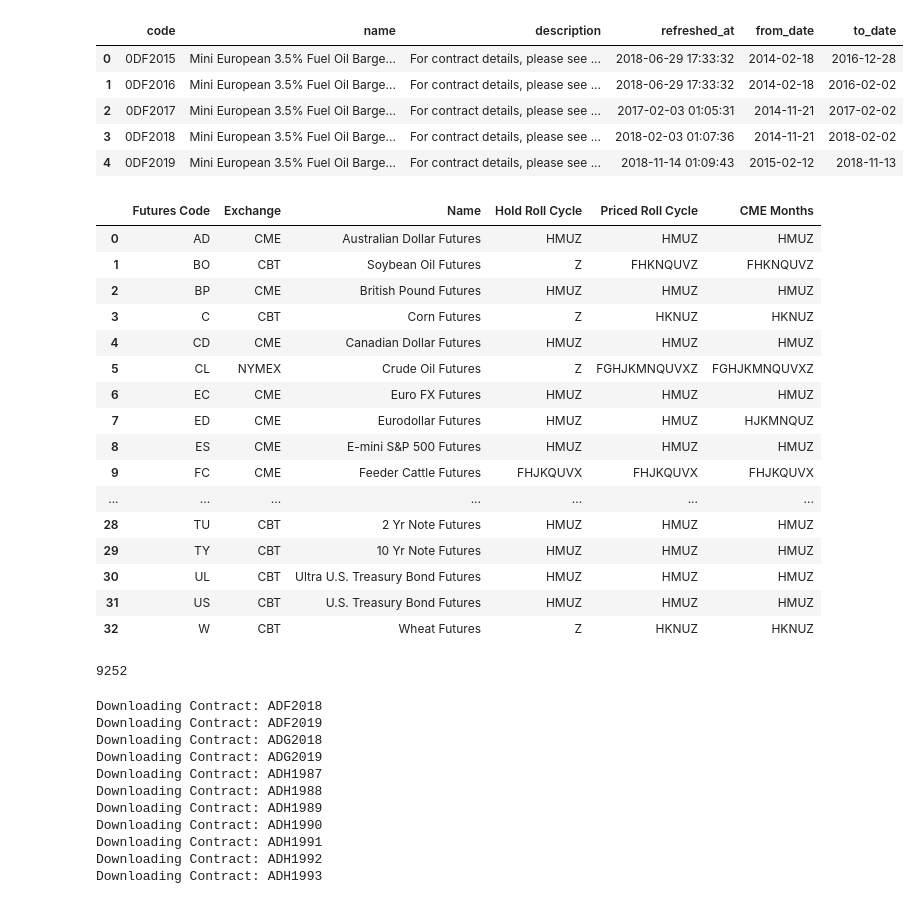
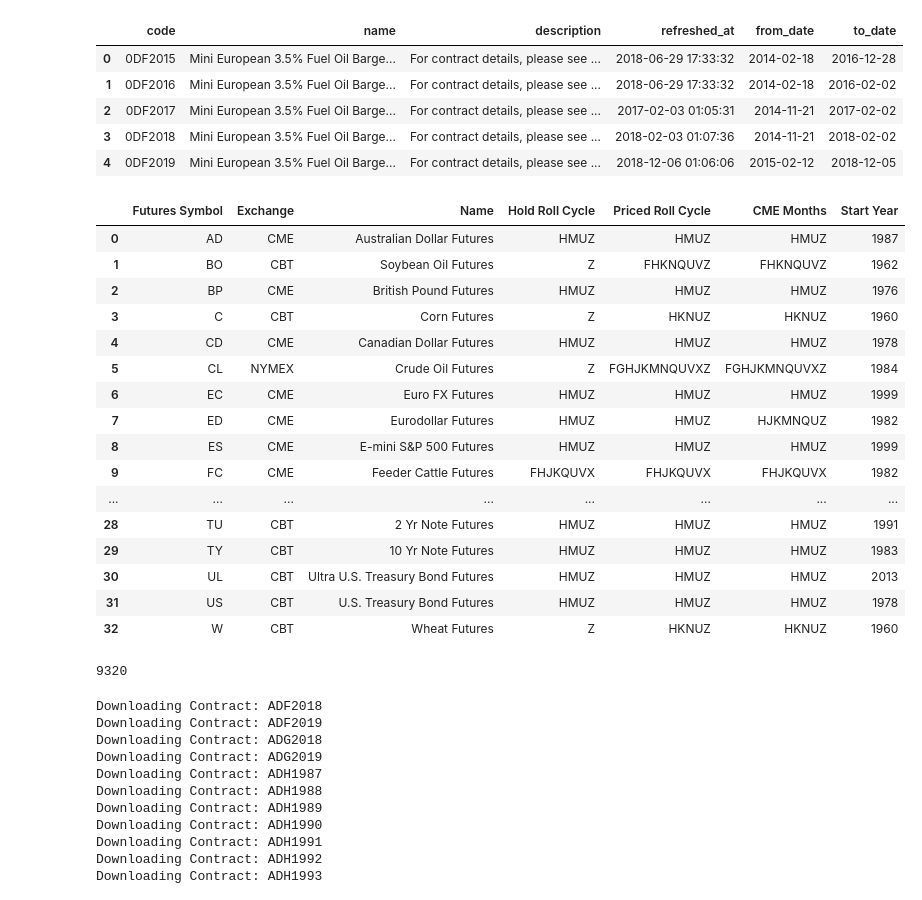
Before and after one commit to toolkmit/financial-data-monitor, a Jupyter notebook: notebooks/1.2 - Load Futures Data.ipynb, the cells around one changed output. Drawn from its saved outputs; the diff is of its cells as text; code cells hidden in the pictures.

```diff
--- a/notebooks/1.2 - Load Futures Data.ipynb
+++ b/notebooks/1.2 - Load Futures Data.ipynb
@@ -11,7 +11,7 @@ import boto3
 # %%
 quandl.ApiConfig.api_key = os.environ['QUANDL_API_KEY']
 # %%
-cme_metadata = pd.read_csv('CME_metadata.csv')
+cme_metadata = pd.read_csv('/code/data/CME_metadata.csv')
 cme_metadata.head()
 # %% [output]
 |  | code | name | description | refreshed_at | from_date | to_date |
@@ -19,33 +19,33 @@ cme_metadata.head()
 | 1 | 0DF2016 | Mini European 3.5% Fuel Oil Barge... | For contract details, please see ... | 2018-06-29 17:33:32 | 2014-02-18 | 2016-02-02 |
 | 2 | 0DF2017 | Mini European 3.5% Fuel Oil Barge... | For contract details, please see ... | 2017-02-03 01:05:31 | 2014-11-21 | 2017-02-02 |
 | 3 | 0DF2018 | Mini European 3.5% Fuel Oil Barge... | For contract details, please see ... | 2018-02-03 01:07:36 | 2014-11-21 | 2018-02-02 |
-| 4 | 0DF2019 | Mini European 3.5% Fuel Oil Barge... | For contract details, please see ... | 2018-11-14 01:09:43 | 2015-02-12 | 2018-11-13 |
+| 4 | 0DF2019 | Mini European 3.5% Fuel Oil Barge... | For contract details, please see ... | 2018-12-06 01:06:06 | 2015-02-12 | 2018-12-05 |
 # %%
-cme_futures = pd.read_csv('CME_futures.csv')
+cme_futures = pd.read_csv('/code/data/CME_futures.csv')
 
 #cme_futures.set_index('Futures Code', inplace=True)
 cme_futures.head(50)
 # %% [output]
-|  | Futures Code | Exchange | Name | Hold Roll Cycle | Priced Roll Cycle | CME Months |
-| 0 | AD | CME | Australian Dollar Futures | HMUZ | HMUZ | HMUZ |
-| 1 | BO | CBT | Soybean Oil Futures | Z | FHKNQUVZ | FHKNQUVZ |
-| 2 | BP | CME | British Pound Futures | HMUZ | HMUZ | HMUZ |
-| 3 | C | CBT | Corn Futures | Z | HKNUZ | HKNUZ |
-| 4 | CD | CME | Canadian Dollar Futures | HMUZ | HMUZ | HMUZ |
-| 5 | CL | NYMEX | Crude Oil Futures | Z | FGHJKMNQUVXZ | FGHJKMNQUVXZ |
-| 6 | EC | CME | Euro FX Futures | HMUZ | HMUZ | HMUZ |
-| 7 | ED | CME | Eurodollar Futures | HMUZ | HMUZ | HJKMNQUZ |
-| 8 | ES | CME | E-mini S&P 500 Futures | HMUZ | HMUZ | HMUZ |
-| 9 | FC | CME | Feeder Cattle Futures | FHJKQUVX | FHJKQUVX | FHJKQUVX |
-| ... | ... | ... | ... | ... | ... | ... |
-| 28 | TU | CBT | 2 Yr Note Futures | HMUZ | HMUZ | HMUZ |
-| 29 | TY | CBT | 10 Yr Note Futures | HMUZ | HMUZ | HMUZ |
-| 30 | UL | CBT | Ultra U.S. Treasury Bond Futures | HMUZ | HMUZ | HMUZ |
-| 31 | US | CBT | U.S. Treasury Bond Futures | HMUZ | HMUZ | HMUZ |
-| 32 | W | CBT | Wheat Futures | Z | HKNUZ | HKNUZ |
+|  | Futures Symbol | Exchange | Name | Hold Roll Cycle | Priced Roll Cycle | CME Months | Start Year |
+| 0 | AD | CME | Australian Dollar Futures | HMUZ | HMUZ | HMUZ | 1987 |
+| 1 | BO | CBT | Soybean Oil Futures | Z | FHKNQUVZ | FHKNQUVZ | 1962 |
+| 2 | BP | CME | British Pound Futures | HMUZ | HMUZ | HMUZ | 1976 |
+| 3 | C | CBT | Corn Futures | Z | HKNUZ | HKNUZ | 1960 |
+| 4 | CD | CME | Canadian Dollar Futures | HMUZ | HMUZ | HMUZ | 1978 |
+| 5 | CL | NYMEX | Crude Oil Futures | Z | FGHJKMNQUVXZ | FGHJKMNQUVXZ | 1984 |
+| 6 | EC | CME | Euro FX Futures | HMUZ | HMUZ | HMUZ | 1999 |
+| 7 | ED | CME | Eurodollar Futures | HMUZ | HMUZ | HJKMNQUZ | 1982 |
+| 8 | ES | CME | E-mini S&P 500 Futures | HMUZ | HMUZ | HMUZ | 1999 |
+| 9 | FC | CME | Feeder Cattle Futures | FHJKQUVX | FHJKQUVX | FHJKQUVX | 1982 |
+| ... | ... | ... | ... | ... | ... | ... | ... |
+| 28 | TU | CBT | 2 Yr Note Futures | HMUZ | HMUZ | HMUZ | 1991 |
+| 29 | TY | CBT | 10 Yr Note Futures | HMUZ | HMUZ | HMUZ | 1983 |
+| 30 | UL | CBT | Ultra U.S. Treasury Bond Futures | HMUZ | HMUZ | HMUZ | 2013 |
+| 31 | US | CBT | U.S. Treasury Bond Futures | HMUZ | HMUZ | HMUZ | 1978 |
+| 32 | W | CBT | Wheat Futures | Z | HKNUZ | HKNUZ | 1960 |
 # %%
 pd.options.display.max_rows = 999
-futures_codes = cme_futures['Futures Code'].tolist()
+futures_codes = cme_futures['Futures Symbol'].tolist()
 contract_codes = []
 
 for futures_code in futures_codes:
@@ -56,7 +56,7 @@ for futures_code in futures_codes:
 
 len(contract_codes)
 # %% [output]
-9252
+9320
 # %%
 def download_contract_from_quandl(exchange_code, contract_code, data_directory):
     API_URL = f'http://www.quandl.com/api/v3/datasets/{exchange_code}/{contract_code}.csv' \
```
Also changed, not shown: parts of 4 cells of this notebook, 4 other files.
